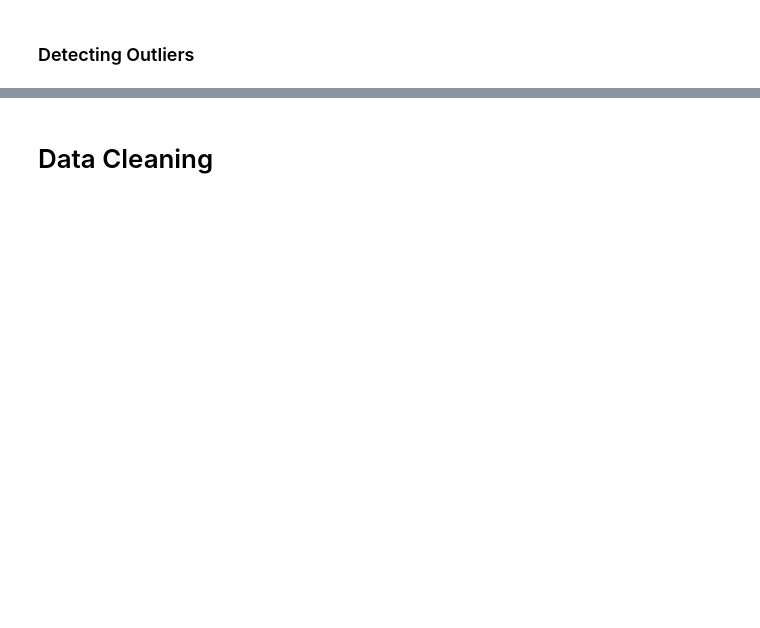
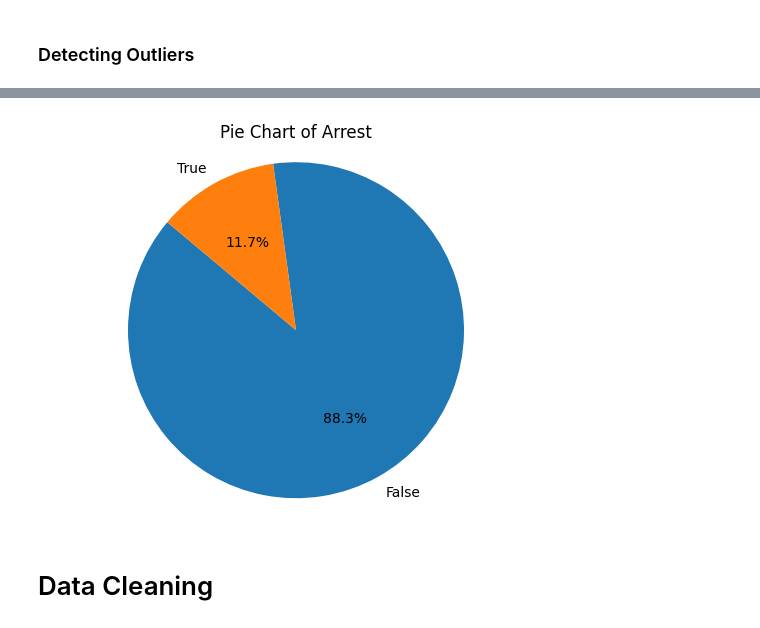
Before and after one commit to Renad03/CrimePrediction, a Jupyter notebook: Crime Prediction.ipynb, the cells around one changed output, grey strips where cells are left out. Cells and saved outputs as stored; diff of their text form; code cells hidden in the pictures; blank space fills up the shorter version.

```diff
--- a/Crime Prediction.ipynb
+++ b/Crime Prediction.ipynb
@@ -133,3 +148,11 @@ print_boxplot(df)
+# %%
+counts = df['Arrest'].value_counts() # Create the pie chart
+plt.pie(counts, labels=counts.index, autopct='%1.1f%%', startangle=140)
+plt.axis('equal')
+plt.title('Pie Chart of Arrest')
+plt.show()
+# %% [output]
+[figure, added]
 # %% [markdown]
 # Data Cleaning
 # %%
```
Also changed, not shown: parts of 56 cells of this notebook.
